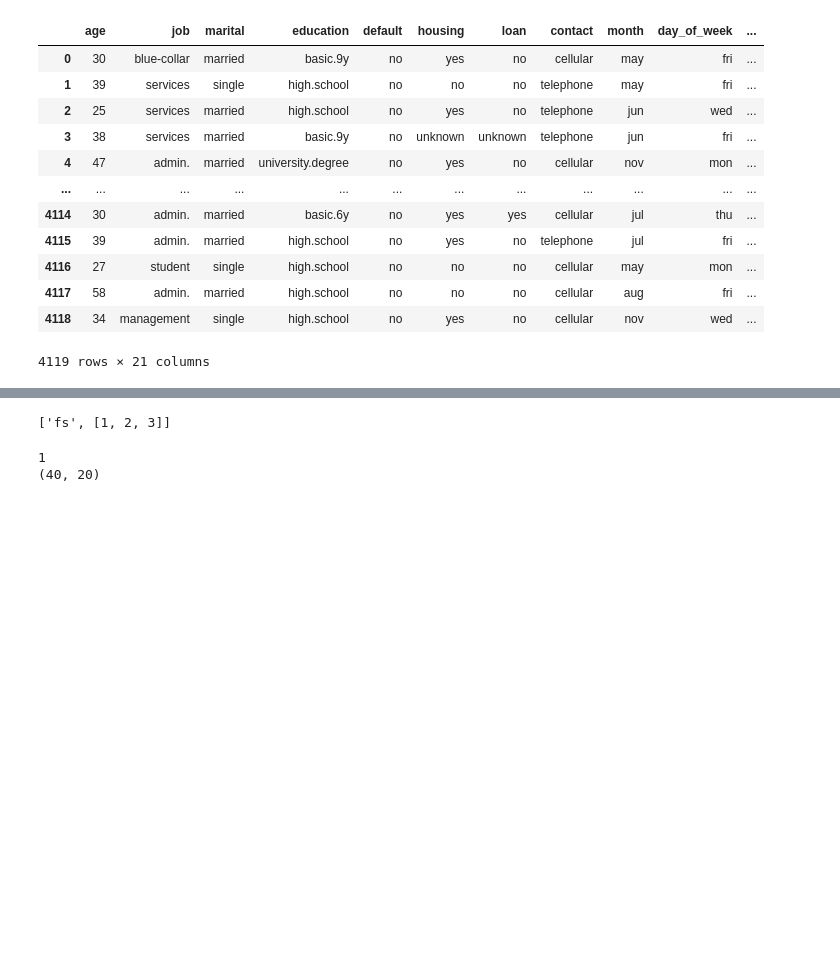
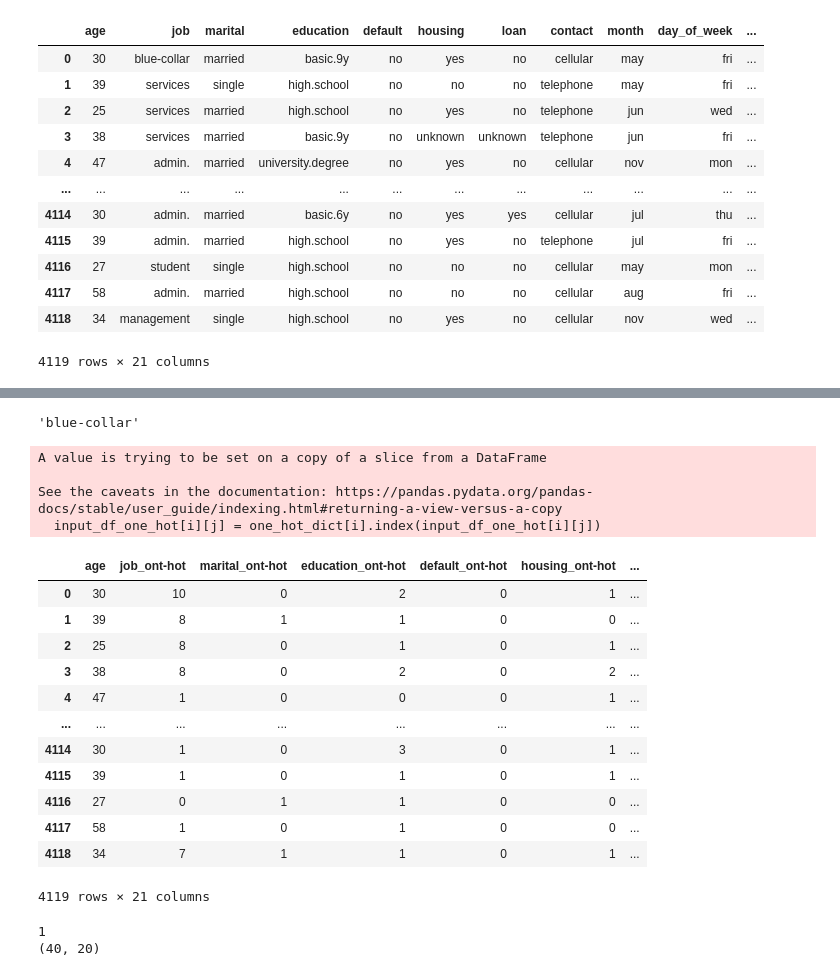
Before and after one commit to n26102199/nn_hw1, a Jupyter notebook: nn_hw1.ipynb, the cells around one changed output, grey strips where cells are left out. Saved outputs shown, nothing was run; the diff lists cells and outputs as text; code cells hidden in the pictures; blank space fills up the shorter version.

```diff
--- a/nn_hw1.ipynb
+++ b/nn_hw1.ipynb
@@ -51,10 +51,40 @@ for i, j in enumerate(input_df.columns):
-# %%
-temp = list()
-temp.append('fs')
-temp.append([1, 2, 3])
-print(temp)
-# %% [output]
-['fs', [1, 2, 3]]
+# %%
+input_df['job'][0]
+# %% [output]
+'blue-collar'
+# %%
+# 建立one-hot用的dictionary
+one_hot_dict = dict()
+for i in input_df.columns:
+    one_hot_dict[i] = list(set(input_df[i]))
+# 先將要one-hot的欄位改成數字
+input_df_one_hot = input_df.copy()
+for i in input_df_one_hot.columns:
+    if i == 'job' or i == 'marital' or i == 'education' or i == 'default' or i == 'housing' or i == 'loan' or i == 'contact' or i == 'month' or i == 'day_of_week' or i == 'pdays' or i =='previous' or i == 'poutcome' or i == 'y':
+        for j in range(len(input_df_one_hot[i])):
+            input_df_one_hot[i][j] = one_hot_dict[i].index(input_df_one_hot[i][j])
+        input_df_one_hot.rename(columns={i:i + '_ont-hot'}, inplace = True)
+# %% [output]
+A value is trying to be set on a copy of a slice from a DataFrame
+
+See the caveats in the documentation: https://pandas.pydata.org/pandas-docs/stable/user_guide/indexing.html#returning-a-view-versus-a-copy
+  input_df_one_hot[i][j] = one_hot_dict[i].index(input_df_one_hot[i][j])
+# %%
+input_df_one_hot
+# %% [output]
+|  | age | job_ont-hot | marital_ont-hot | education_ont-hot | default_ont-hot | housing_ont-hot | ... |
+| 0 | 30 | 10 | 0 | 2 | 0 | 1 | ... |
+| 1 | 39 | 8 | 1 | 1 | 0 | 0 | ... |
+| 2 | 25 | 8 | 0 | 1 | 0 | 1 | ... |
+| 3 | 38 | 8 | 0 | 2 | 0 | 2 | ... |
+| 4 | 47 | 1 | 0 | 0 | 0 | 1 | ... |
+| ... | ... | ... | ... | ... | ... | ... | ... |
+| 4114 | 30 | 1 | 0 | 3 | 0 | 1 | ... |
+| 4115 | 39 | 1 | 0 | 1 | 0 | 1 | ... |
+| 4116 | 27 | 0 | 1 | 1 | 0 | 0 | ... |
+| 4117 | 58 | 1 | 0 | 1 | 0 | 0 | ... |
+| 4118 | 34 | 7 | 1 | 1 | 0 | 1 | ... |
+4119 rows × 21 columns
 # %%
 class dense_layer:
 
```
Also changed, not shown: parts of 1 cell of this notebook.
